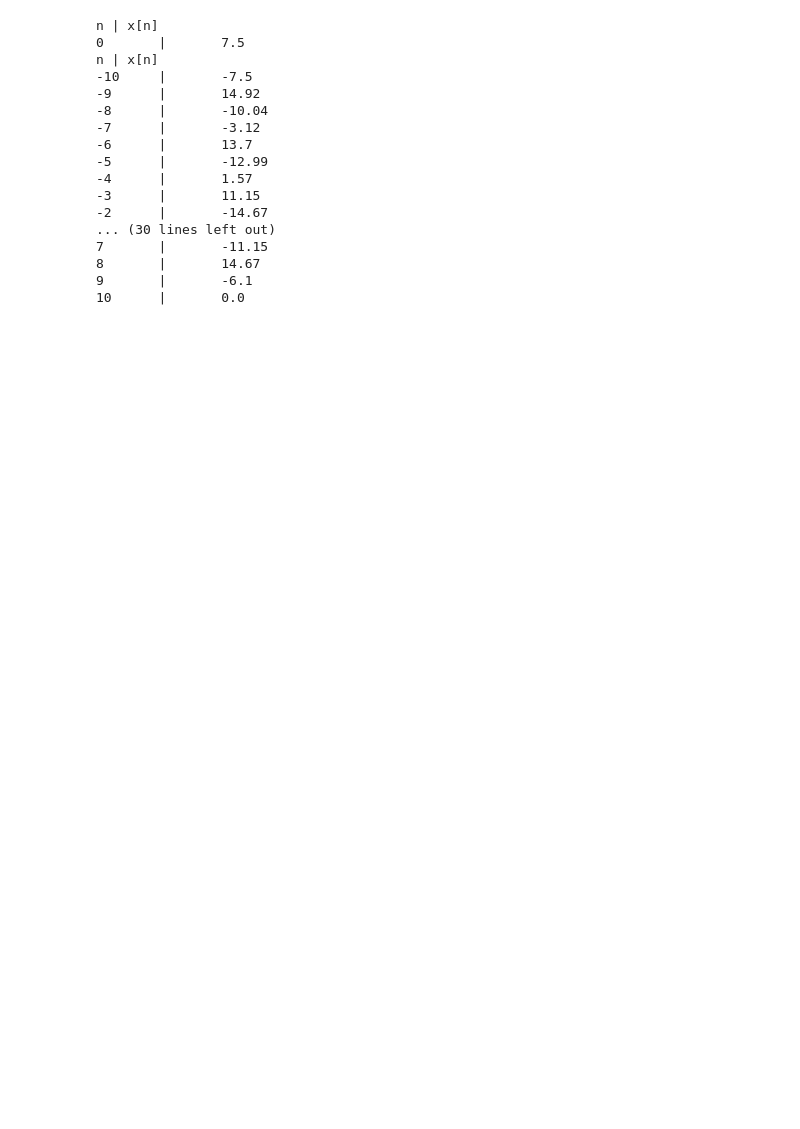
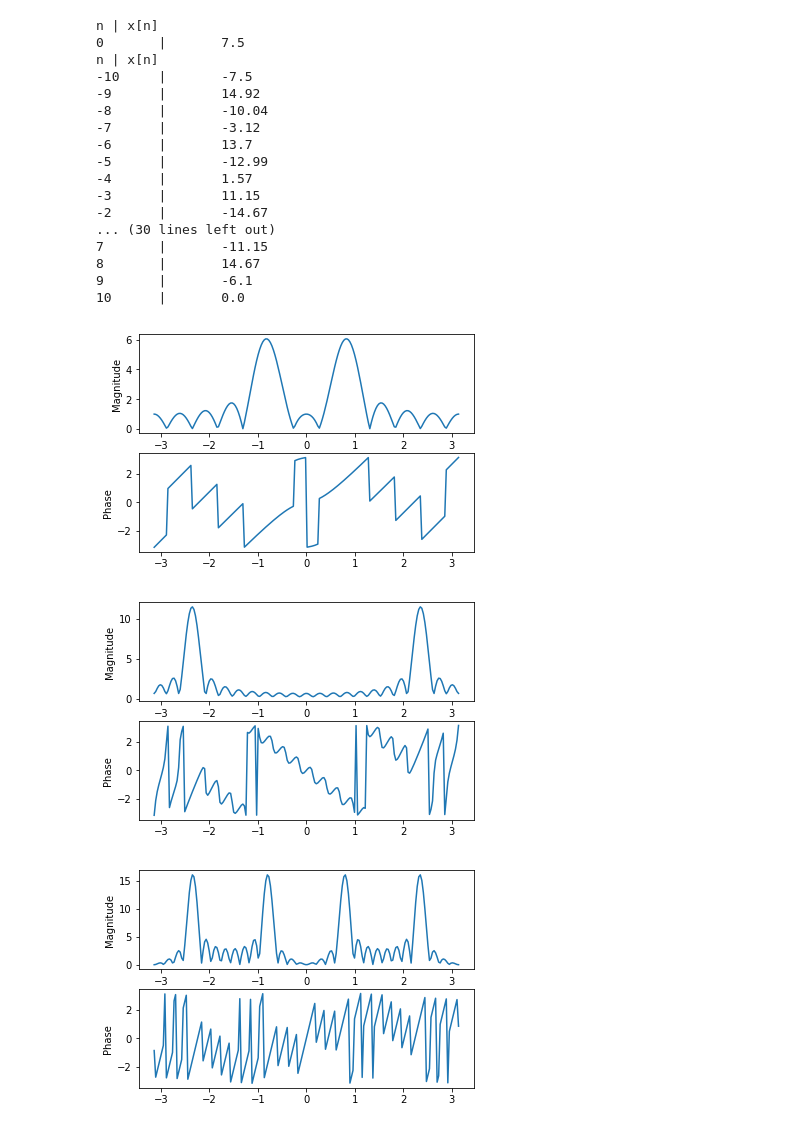
Before and after one commit to Eric-w-H/signals_functions, a Jupyter notebook: Signals_WKBK.ipynb, the cells around one changed output. Saved outputs shown, nothing was run; the diff lists cells and outputs as text; code cells hidden in the pictures; blank space fills up the shorter version.

```diff
--- a/Signals_WKBK.ipynb
+++ b/Signals_WKBK.ipynb
@@ -130,3 +130,19 @@ n | x[n]
 8       |       14.67
 9       |       -6.1
 10      |       0.0
+# %%
+w1 = np.pi/4
+w2 = 3 * np.pi/4
+sin1 = lambda n: np.sin(w1 * n)
+sin2 = lambda n: np.sin(w2 * n)
+sin3 = lambda n: sin1(n) + sin2(n)
+s_sin1 = gen_signal(-2, 10, sin1)
+s_sin2 = gen_signal(-2, 20, sin2)
+s_sin3 = gen_signal(-2, 30, sin3)
+DTFT(s_sin1, 200)
+DTFT(s_sin2, 200)
+DTFT(s_sin3, 200)
+# %% [output]
+[figure, added]
+[figure, added]
+[figure, added]
```
Also changed, not shown: parts of 3 cells of this notebook.
